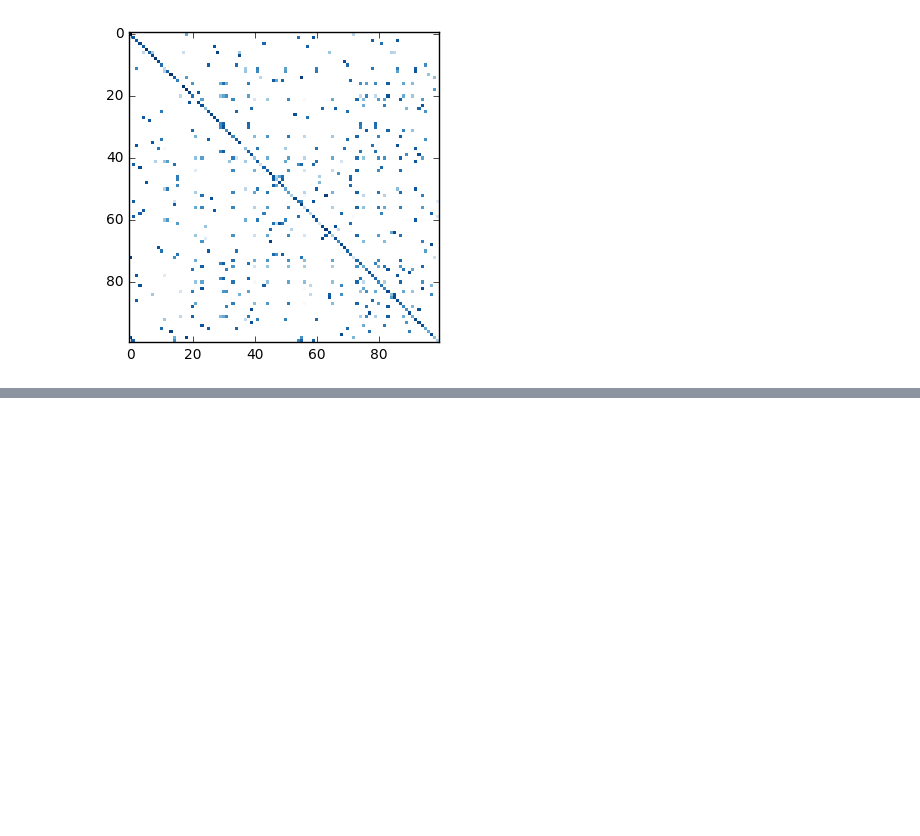
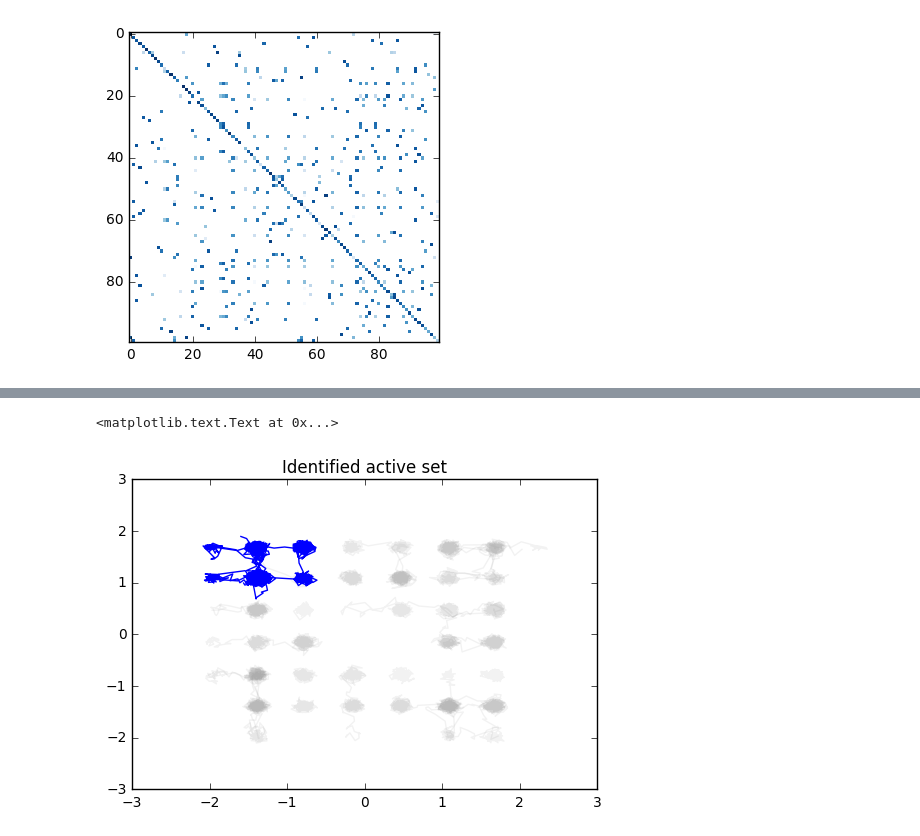
Before and after one commit to maxentile/msm-learn, a Jupyter notebook: notebooks/Diagnosing ergodicity.ipynb, the cells around one changed output, grey strips where cells are left out. Saved outputs shown, nothing was run; the diff lists cells and outputs as text; code cells hidden in the pictures; blank space fills up the shorter version.

```diff
--- a/notebooks/Diagnosing ergodicity.ipynb
+++ b/notebooks/Diagnosing ergodicity.ipynb
@@ -237,5 +237,6 @@ plt.imshow(np.log(c_m), interpolation="none", cmap="Blues")
 [figure]
 # %%
 graph = nx.DiGraph(c_m > 10)
-[g for g in nx.strongly_connected_components(graph)]
+ccs = [g for g in nx.strongly_connected_components(graph)]
+sorted(ccs, key=len)[::-1]
 # %% [output]
@@ -262,0 +260,3 @@ plot_cc_size_as_fxn_of_threshold(c_m)
+# %%
+largest_cc = sorted(ccs, key=len)[-1]
+largest_cc
@@ -262,0 +269,20 @@ plot_cc_size_as_fxn_of_threshold(c_m)
+# %%
+# color inclusion in largest connected component
+
+for i, traj in enumerate(trajectories):
+    if i in largest_cc:
+        c = "blue"
+        alpha = 1.0
+    else:
+        c = "grey"
+        #c = None
+        alpha = 0.1
+
+    plt.plot(traj[:,0], traj[:,1], c=c, alpha=alpha)
+
+plt.xlim(-3,3)
+plt.ylim(-3,3)
+plt.title("Identified active set")
+# %% [output]
+<matplotlib.text.Text at 0x...>
+[figure, added]
```
Also changed, not shown: parts of 6 cells of this notebook.
